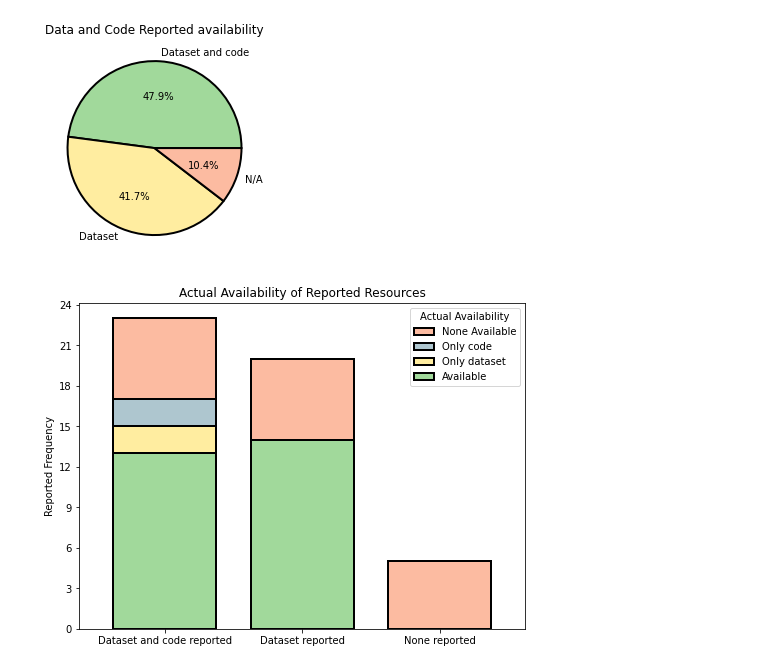
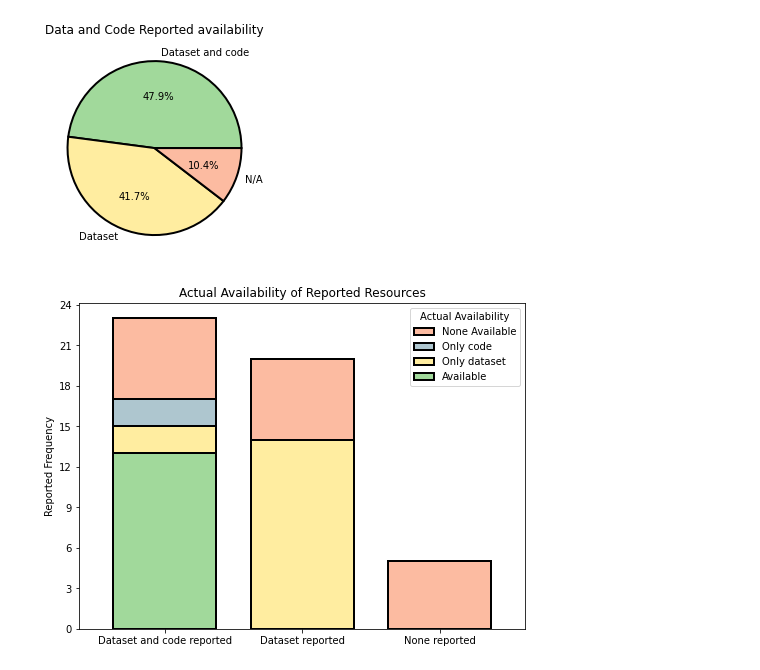
Before and after one commit to jteijema/Code-for-Simulation-Based-Active-Learning-for-Systematic-Reviews, a Jupyter notebook: Code/Papers/papers.ipynb, the cells around one changed output. Drawn from its saved outputs; the diff is of its cells as text; code cells hidden in the pictures.

Commit message:
Update visualization

```diff
--- a/Code/Papers/papers.ipynb
+++ b/Code/Papers/papers.ipynb
@@ -225,7 +225,7 @@ plt.savefig('OS_Reported.png', dpi=300)
 # Create a new DataFrame to store the actual availability information
 availability_data = {
     'Dataset and code': {'True': 0, 'Dataset': 0, 'Code': 0, 'None': 0},
-    'Dataset': {'True': 0, 'None': 0},
+    'Dataset': {'Dataset': 0, 'None': 0},
     'N/A': {'None': 0}
 }
 
@@ -243,7 +243,7 @@ for idx, row in df.iterrows():
             availability_data[reported]['None'] += 1
     elif reported == 'Dataset':
         if availability == 'Dataset':
-            availability_data[reported]['True'] += 1
+            availability_data[reported]['Dataset'] += 1
         else:
             availability_data[reported]['None'] += 1
     else:
@@ -253,31 +253,31 @@ for idx, row in df.iterrows():
 availability_df = pd.DataFrame(availability_data).transpose()
 
 # Plot the stacked bar chart
 colors = ['#a1d99b', '#ffeda0', '#AEC6CF', '#fcbba1']
 ax = availability_df.plot(kind='bar', stacked=True, color=colors, figsize=(8, 6),  width=0.75, edgecolor='black', linewidth=2)
 plt.title('Actual Availability of Reported Resources')
 plt.ylabel('Reported Frequency')
 plt.xticks(rotation=0)
 
 # Modify y-axis to show only integer values
 ax.yaxis.set_major_locator(plt.MaxNLocator(integer=True))
 
 # Add legend
 handles, labels = ax.get_legend_handles_labels()
 ax.legend(handles[::-1], labels[::-1], title='Actual Availability', loc='upper right')
 
 # change label N/A to Not Available
 ax.set_xticklabels(['Dataset and code reported', 'Dataset reported', 'None reported'])
 
 # Change legend None to Not Available
 ax.legend_.get_texts()[0].set_text('None Available')
 ax.legend_.get_texts()[1].set_text('Only code')
 ax.legend_.get_texts()[2].set_text('Only dataset')
 ax.legend_.get_texts()[3].set_text('Available')
 
 # save figure
 plt.savefig('Actual Availability of Reported Resources.png', dpi=300)
 
 # a barplot showing the actual availability of reported resources
 # %% [output]
-[figure, old version]
+[figure, new version]
```
Also changed, not shown: 1 other file.
